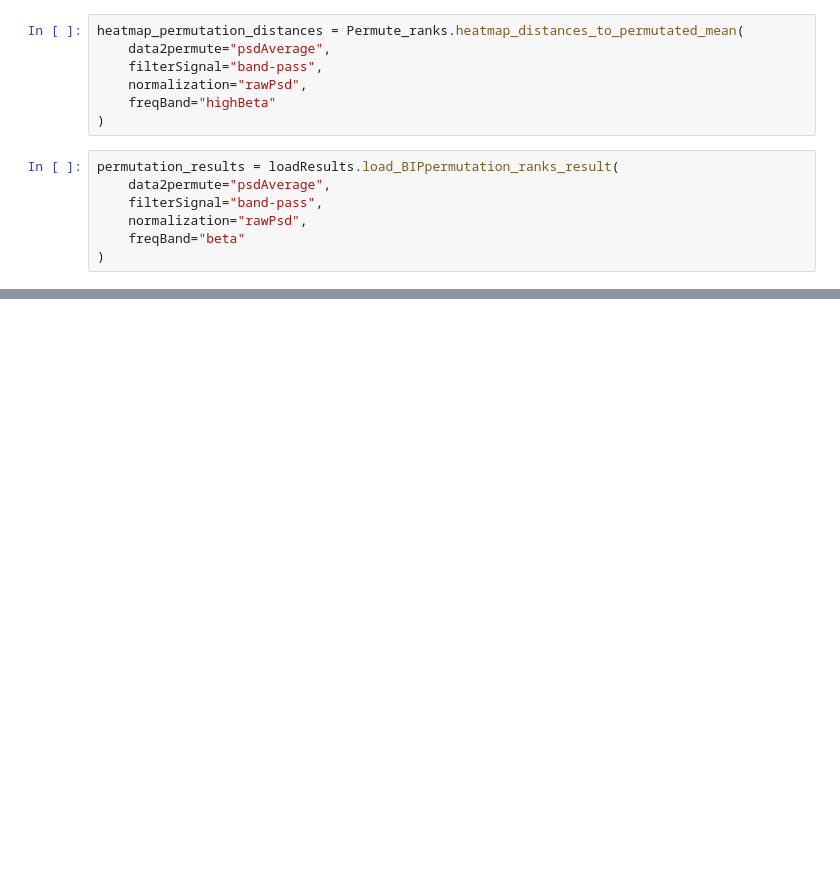
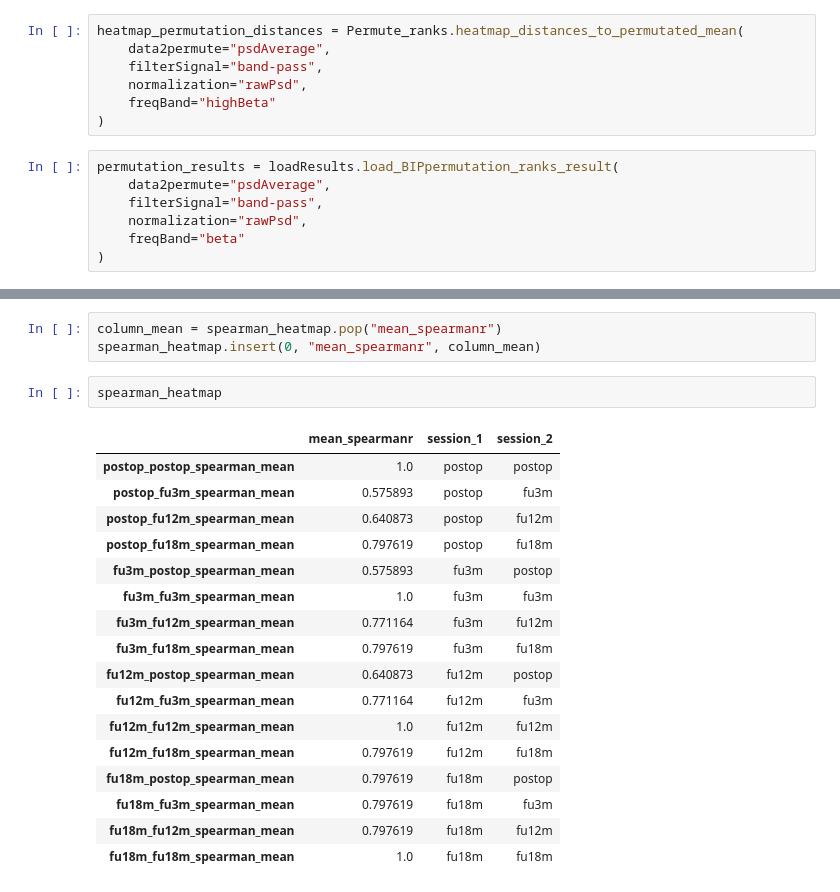
Before and after one commit to JKBehnke/BetaSenSightLongterm, a Jupyter notebook: notebooks/bssu_spatial_distribution.ipynb, the cells around one changed output, grey strips where cells are left out. Cells and saved outputs as stored; diff of their text form; blank space fills up the shorter version.

```diff
--- a/notebooks/bssu_spatial_distribution.ipynb
+++ b/notebooks/bssu_spatial_distribution.ipynb
@@ -374,0 +720,23 @@ monopol_spearman_correl = groupMonopol.monopol_psd_correlations_sessions(
+# %%
+column_mean = spearman_heatmap.pop("mean_spearmanr")
+spearman_heatmap.insert(0, "mean_spearmanr", column_mean)
+# %%
+spearman_heatmap
+# %% [output]
+|  | mean_spearmanr | session_1 | session_2 |
+| postop_postop_spearman_mean | 1.0 | postop | postop |
+| postop_fu3m_spearman_mean | 0.575893 | postop | fu3m |
+| postop_fu12m_spearman_mean | 0.640873 | postop | fu12m |
+| postop_fu18m_spearman_mean | 0.797619 | postop | fu18m |
+| fu3m_postop_spearman_mean | 0.575893 | fu3m | postop |
+| fu3m_fu3m_spearman_mean | 1.0 | fu3m | fu3m |
+| fu3m_fu12m_spearman_mean | 0.771164 | fu3m | fu12m |
+| fu3m_fu18m_spearman_mean | 0.797619 | fu3m | fu18m |
+| fu12m_postop_spearman_mean | 0.640873 | fu12m | postop |
+| fu12m_fu3m_spearman_mean | 0.771164 | fu12m | fu3m |
+| fu12m_fu12m_spearman_mean | 1.0 | fu12m | fu12m |
+| fu12m_fu18m_spearman_mean | 0.797619 | fu12m | fu18m |
+| fu18m_postop_spearman_mean | 0.797619 | fu18m | postop |
+| fu18m_fu3m_spearman_mean | 0.797619 | fu18m | fu3m |
+| fu18m_fu12m_spearman_mean | 0.797619 | fu18m | fu12m |
+| fu18m_fu18m_spearman_mean | 1.0 | fu18m | fu18m |
```
Also changed, not shown: parts of 29 cells of this notebook, 3 other files.
